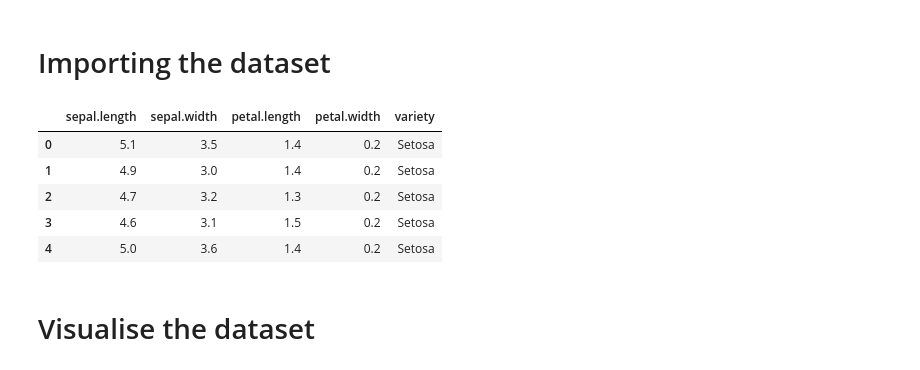
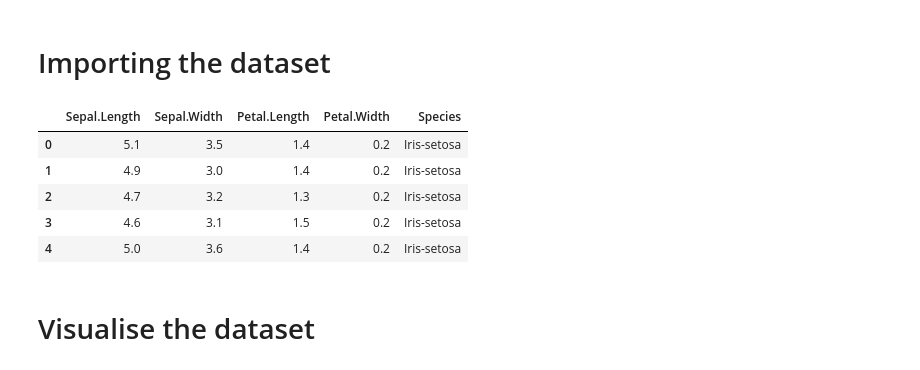
Before and after one commit to anirudhkoteshwar/logistic-regression-iris-dataset, a Jupyter notebook: log_reg.ipynb, the cells around one changed output. Saved outputs shown, nothing was run; the diff lists cells and outputs as text; code cells hidden in the pictures.

```diff
--- a/log_reg.ipynb
+++ b/log_reg.ipynb
@@ -19,18 +22,28 @@ from sklearn.linear_model import LogisticRegression as LGR
 from sklearn import metrics as mtc
 # %% [markdown]
 # Importing the dataset
-# %%
-dataset = pd.read_csv("./datasets/iris.csv")
-
-# confirm dataset has been read
-dataset.head()
-# %% [output]
-|  | sepal.length | sepal.width | petal.length | petal.width | variety |
-| 0 | 5.1 | 3.5 | 1.4 | 0.2 | Setosa |
-| 1 | 4.9 | 3.0 | 1.4 | 0.2 | Setosa |
-| 2 | 4.7 | 3.2 | 1.3 | 0.2 | Setosa |
-| 3 | 4.6 | 3.1 | 1.5 | 0.2 | Setosa |
-| 4 | 5.0 | 3.6 | 1.4 | 0.2 | Setosa |
+# %%
+# add a header line to the data file
+
+with open("./datasets/iris.data", 'r+') as f:
+        first_line = f.readline()
+        if first_line != '"Sepal.Length","Sepal.Width","Petal.Length","Petal.Width","Species"' :
+                content = f.read()
+                f.seek(0, 0)
+                f.write('"Sepal.Length","Sepal.Width","Petal.Length","Petal.Width","Species"'.rstrip('\r\n') + '\n' + content)
+
+
+dataset = pd.read_csv("./datasets/iris.data")
+
+# confirm dataset has been read
+dataset.head()
+# %% [output]
+|  | Sepal.Length | Sepal.Width | Petal.Length | Petal.Width | Species |
+| 0 | 5.1 | 3.5 | 1.4 | 0.2 | Iris-setosa |
+| 1 | 4.9 | 3.0 | 1.4 | 0.2 | Iris-setosa |
+| 2 | 4.7 | 3.2 | 1.3 | 0.2 | Iris-setosa |
+| 3 | 4.6 | 3.1 | 1.5 | 0.2 | Iris-setosa |
+| 4 | 5.0 | 3.6 | 1.4 | 0.2 | Iris-setosa |
 # %% [markdown]
 # Visualise the dataset
 # %%
```
Also changed, not shown: parts of 7 cells of this notebook, 3 other files.
